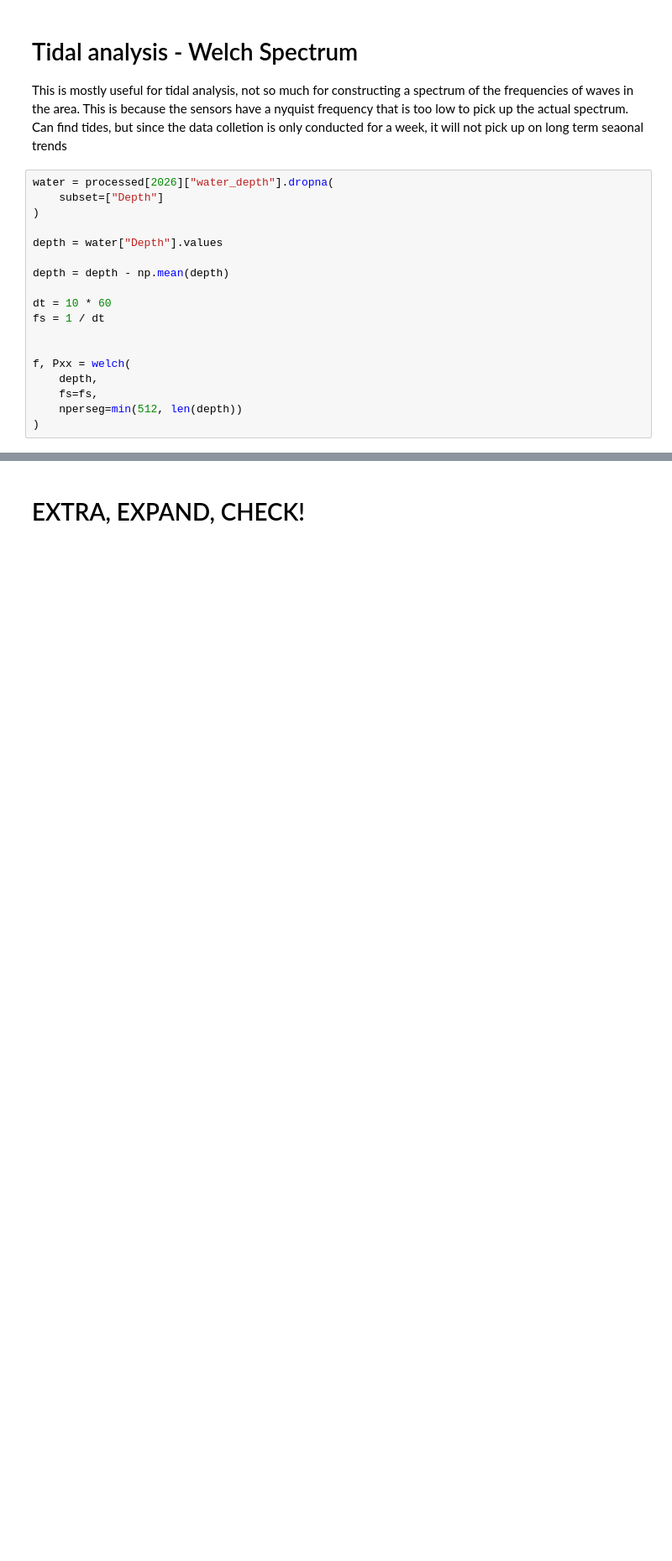
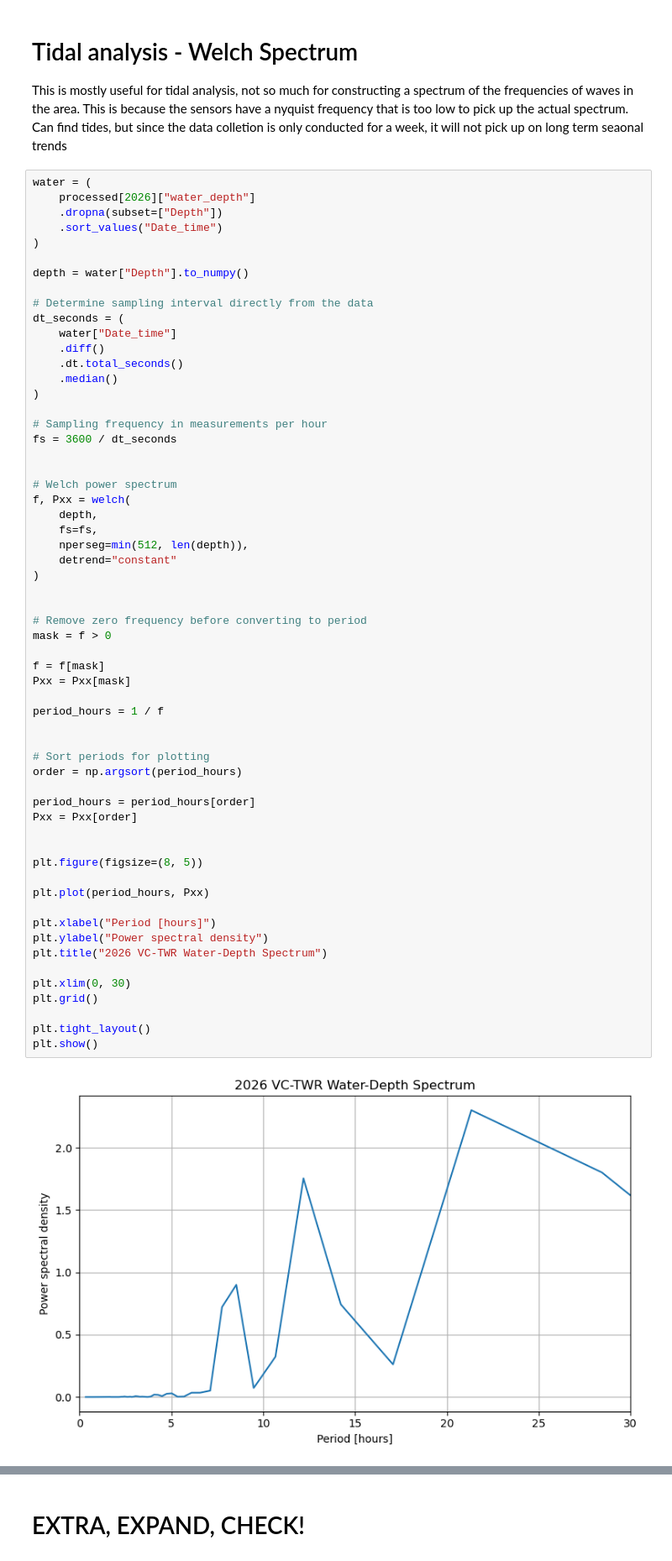
Before and after one commit to ingebrijker/MekongDeltaMDP, a Jupyter notebook: hydro_src/data_parsing.ipynb, the cells around one changed output, grey strips where cells are left out. Shown at 84% size. Drawn from its saved outputs; the diff is of its cells as text; blank space fills up the shorter version.

```diff
--- a/hydro_src/data_parsing.ipynb
+++ b/hydro_src/data_parsing.ipynb
@@ -628,20 +530,63 @@ Offshore correlations:
 # Tidal analysis - Welch Spectrum
 This is mostly useful for tidal analysis, not so much for constructing a spectrum of the frequencies of waves in the area. This is because the sensors have a nyquist frequency that is too low to pick up the actual spectrum. Can find tides, but since the data colletion is only conducted for a week, it will not pick up on long term seaonal trends
 # %%
-water = processed[2026]["water_depth"].dropna(
-    subset=["Depth"]
+water = (
+    processed[2026]["water_depth"]
+    .dropna(subset=["Depth"])
+    .sort_values("Date_time")
 )
 
-depth = water["Depth"].values
+depth = water["Depth"].to_numpy()
 
-depth = depth - np.mean(depth)
+# Determine sampling interval directly from the data
+dt_seconds = (
+    water["Date_time"]
+    .diff()
+    .dt.total_seconds()
+    .median()
+)
 
-dt = 10 * 60
-fs = 1 / dt
+# Sampling frequency in measurements per hour
+fs = 3600 / dt_seconds
 
 
+# Welch power spectrum
 f, Pxx = welch(
     depth,
     fs=fs,
-    nperseg=min(512, len(depth))
+    nperseg=min(512, len(depth)),
+    detrend="constant"
 )
+
+
+# Remove zero frequency before converting to period
+mask = f > 0
+
+f = f[mask]
+Pxx = Pxx[mask]
+
+period_hours = 1 / f
+
+
+# Sort periods for plotting
+order = np.argsort(period_hours)
+
+period_hours = period_hours[order]
+Pxx = Pxx[order]
+
+
+plt.figure(figsize=(8, 5))
+
+plt.plot(period_hours, Pxx)
+
+plt.xlabel("Period [hours]")
+plt.ylabel("Power spectral density")
+plt.title("2026 VC-TWR Water-Depth Spectrum")
+
+plt.xlim(0, 30)
+plt.grid()
+
+plt.tight_layout()
+plt.show()
+# %% [output]
+[figure, added]
```
Also changed, not shown: parts of 20 cells of this notebook.
